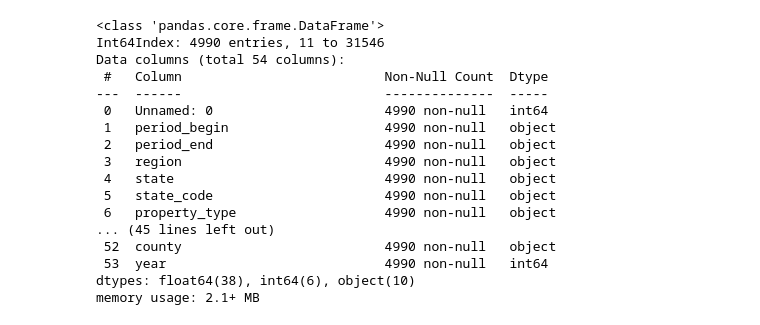
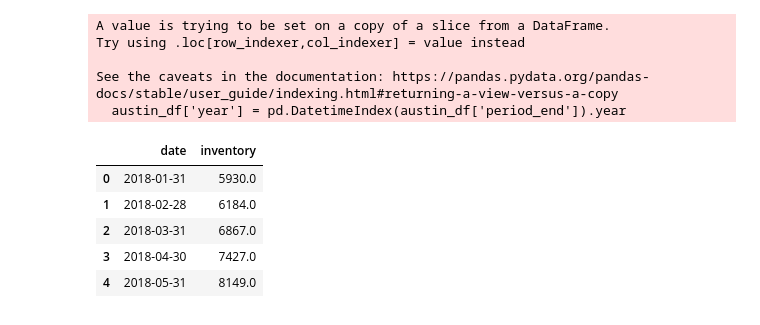
Before and after one commit to zarbin/UTA_Project-1, a Jupyter notebook: playground_jb.ipynb, the cells around one changed output. Drawn from its saved outputs; the diff is of its cells as text; code cells hidden in the pictures.

```diff
--- a/playground_jb.ipynb
+++ b/playground_jb.ipynb
@@ -59,24 +44,25 @@ austin_df = austin_df.loc[austin_df['year'].isin(years)]
-# %%
-#might want to use period end caues it reflects the number at the end of the period.
-austin_df.info()
-# %% [output]
-<class 'pandas.core.frame.DataFrame'>
-Int64Index: 4990 entries, 11 to 31546
-Data columns (total 54 columns):
- #   Column                          Non-Null Count  Dtype
----  ------                          --------------  -----
- 0   Unnamed: 0                      4990 non-null   int64
- 1   period_begin                    4990 non-null   object
- 2   period_end                      4990 non-null   object
- 3   region                          4990 non-null   object
- 4   state                           4990 non-null   object
- 5   state_code                      4990 non-null   object
- 6   property_type                   4990 non-null   object
-... (45 lines left out)
- 52  county                          4990 non-null   object
- 53  year                            4990 non-null   int64
-dtypes: float64(38), int64(6), object(10)
-memory usage: 2.1+ MB
+# %%
+# ALL RESIDENTIAL Filter
+austin_df = df.loc[(df['property_type'] == 'All Residential')]
+#OR
+austin_df = df.loc[(df['property_type_id'] == -1)]
+
+
+#Creating a year column.
+austin_df['year'] = pd.DatetimeIndex(austin_df['period_end']).year
+
+#Filter on #2018-2022
+years = [2018, 2019, 2020, 2021, 2022]
+austin_df = austin_df.loc[austin_df['year'].isin(years)]
+
+# Let's make sure 'date' is actually a date in pandas
+austin_df["date"] = pd.to_datetime(austin_df["period_end"])
+# %% [output]
+A value is trying to be set on a copy of a slice from a DataFrame.
+Try using .loc[row_indexer,col_indexer] = value instead
+
+See the caveats in the documentation: https://pandas.pydata.org/pandas-docs/stable/user_guide/indexing.html#returning-a-view-versus-a-copy
+  austin_df['year'] = pd.DatetimeIndex(austin_df['period_end']).year
 # %%
 #group by counties and look at year over year trend
 
@@ -85,3 +80,12 @@ austin_df["date"] = pd.to_datetime(austin_df["period_end"])
+# %%
+inventory_df.head()
+# %% [output]
+|  | date | inventory |
+| 0 | 2018-01-31 | 5930.0 |
+| 1 | 2018-02-28 | 6184.0 |
+| 2 | 2018-03-31 | 6867.0 |
+| 3 | 2018-04-30 | 7427.0 |
+| 4 | 2018-05-31 | 8149.0 |
 # %%
 # Generate a line plot
 
```
Also changed, not shown: parts of 8 cells of this notebook.
